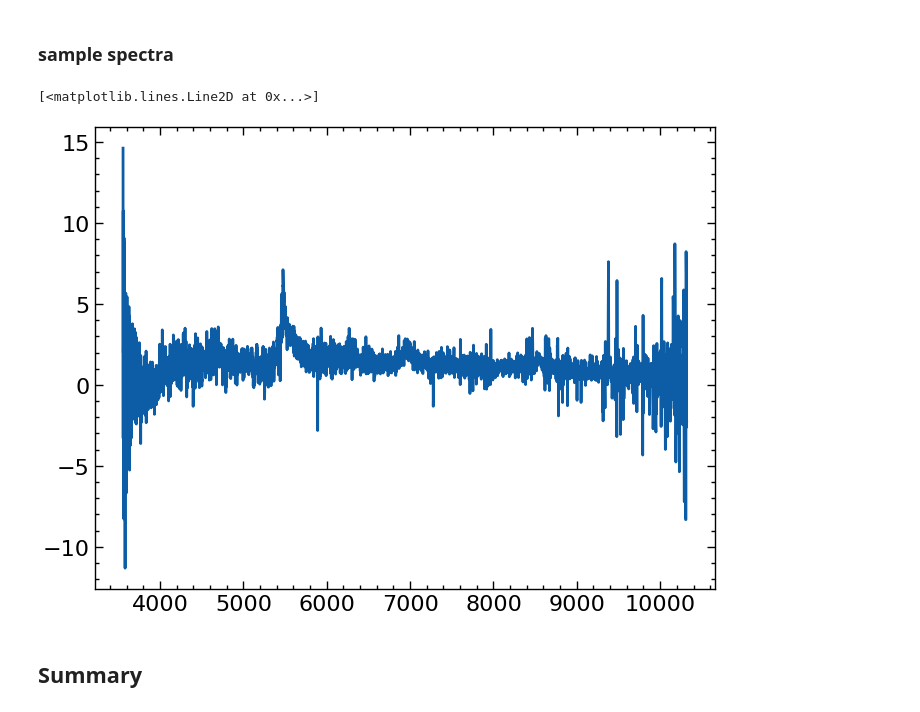
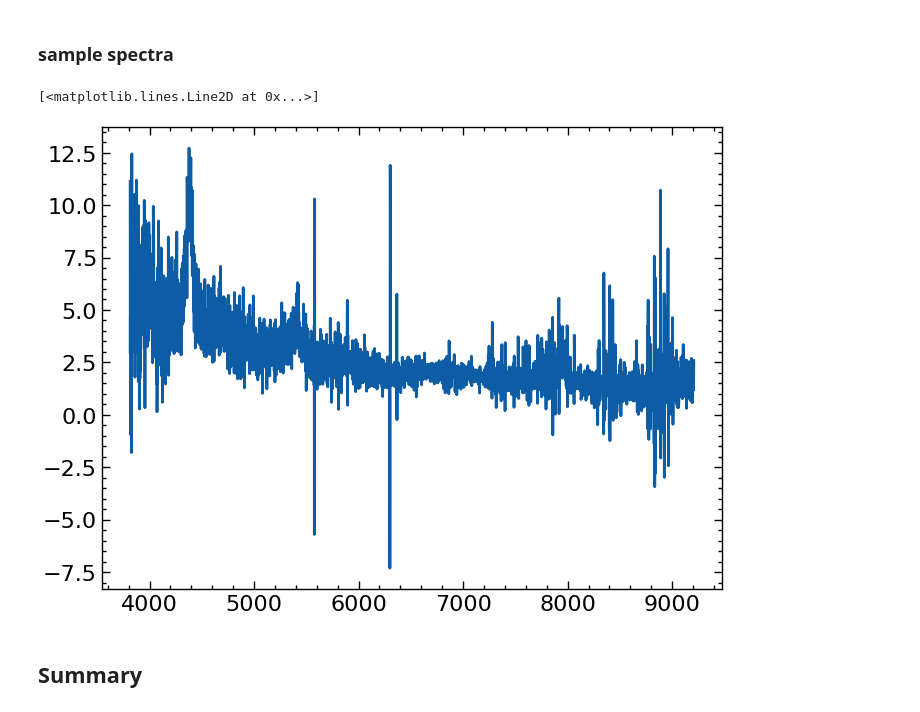
Before and after one commit to Chisen-Lupus/dwarf_agn_cosmos, a Jupyter notebook: hsc-ssp-download.ipynb, the cells around one changed output. Drawn from its saved outputs; the diff is of its cells as text; code cells hidden in the pictures.

```diff
--- a/hsc-ssp-download.ipynb
+++ b/hsc-ssp-download.ipynb
@@ -571,12 +557,12 @@ np.count_nonzero(data_agn_download['flag_sdss'])
 # %% [markdown]
 ### sample spectra
 # %%
-hdu = fits.open('test.fit')
+hdu = fits.open('spec/SDSS/sdss_155.fits')
 
 plt.plot(10**hdu[1].data['loglam'], hdu[1].data['flux'])
 # %% [output]
 [<matplotlib.lines.Line2D at 0x...>]
-[figure, old version]
+[figure, new version]
 # %% [markdown]
 ## Summary
 # %% [markdown]
```
Also changed, not shown: parts of 5 cells of this notebook.
